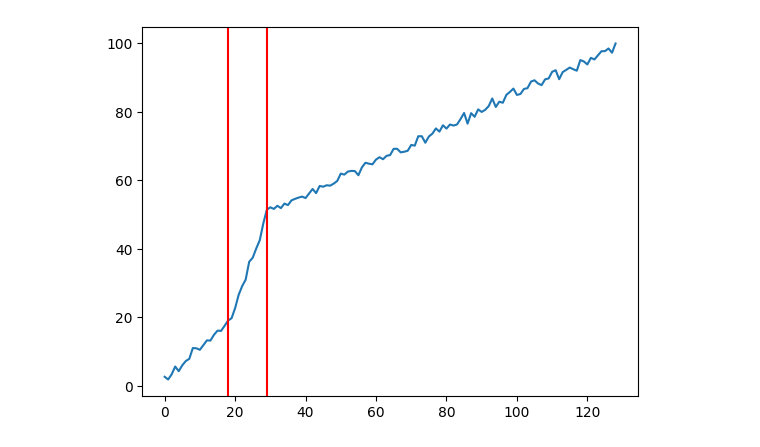
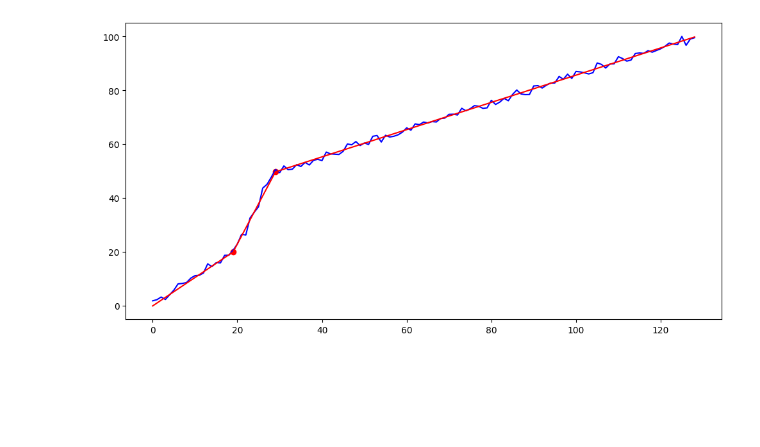
Before and after one commit to QMoayedpour/CPD_MVA, a Jupyter notebook: ntbk/synth_data.ipynb, the cells around one changed output. Cells and saved outputs as stored; diff of their text form; code cells hidden in the pictures; blank space fills up the shorter version.

```diff
--- a/ntbk/synth_data.ipynb
+++ b/ntbk/synth_data.ipynb
@@ -6,15 +7,12 @@ import matplotlib.pyplot as plt
 # %%
 y = np.concatenate([np.arange(1, 20), np.arange(20, 50, 3), np.arange(50, 100, 0.5)])
 y += np.random.randn(len(y))
 h = LogCost(1)
 sigma = 1
 beta = 200
 
 detector = CPOP(y, sigma, beta, h)
 output = detector.run()
-output = [x-1 for x in output] # On doit supprimer un indice
-plt.plot(y)
-for idx in output[1:-1]: # On ne prends pas en compte le premier change points (0 par convention)
-    plt.axvline(idx, c="r")
+detector.compute_approx_and_plot()
 # %% [output]
-[figure, old version]
+[figure, new version]
```
Also changed, not shown: parts of 12 cells of this notebook, 1 other file.
